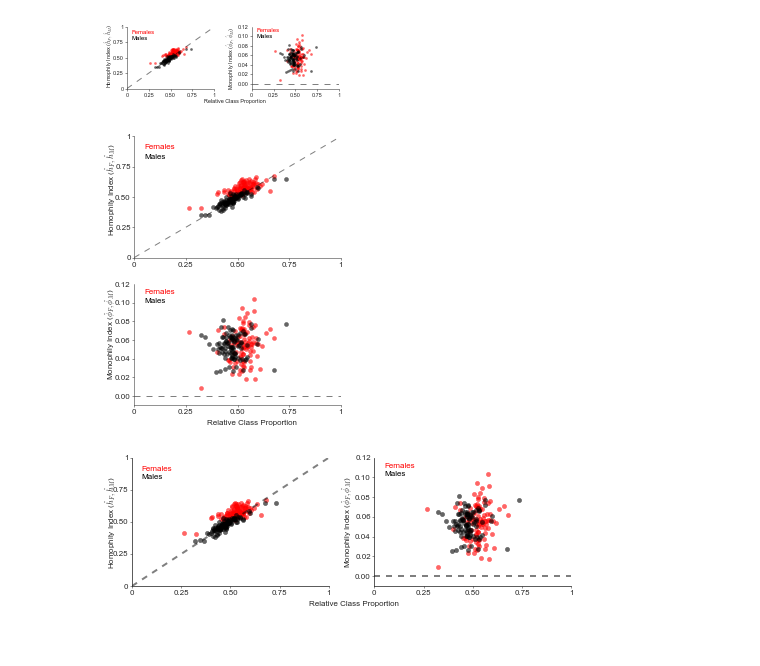
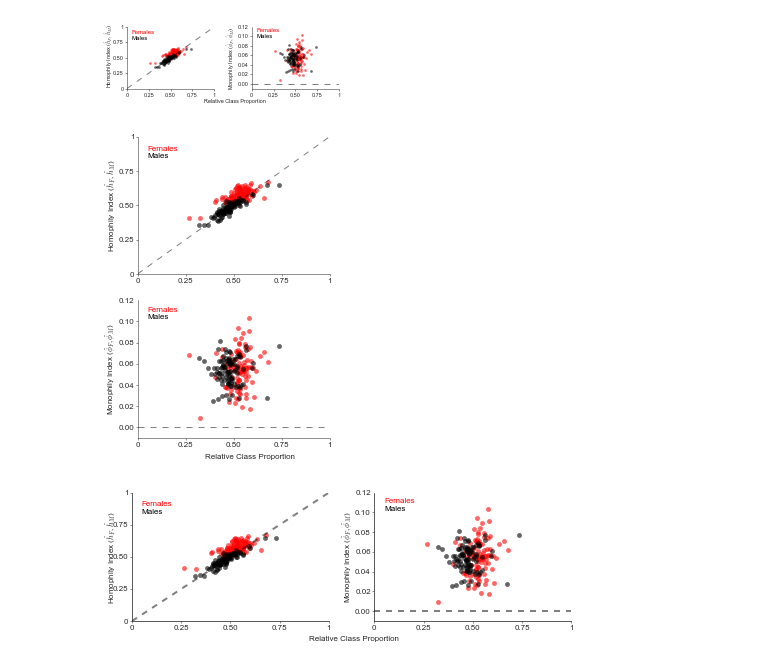
Before and after one commit to kaltenburger/homophily_monophily_NHB, a Jupyter notebook: code/1_analyze_FB100_AddHealth_Noordin_PolBlogs/d_All -- process all FB100 Schools and Add Health Schools .ipynb, the cells around one changed output. Saved outputs shown, nothing was run; the diff lists cells and outputs as text; code cells hidden in the pictures.

```diff
--- a/code/1_analyze_FB100_AddHealth_Noordin_PolBlogs/d_All -- process all FB100 Schools and Add Health Schools .ipynb
+++ b/code/1_analyze_FB100_AddHealth_Noordin_PolBlogs/d_All -- process all FB100 Schools and Add Health Schools .ipynb
@@ -235,13 +235,13 @@ pp.close()
 %matplotlib inline
 text_size = 8
 axis_text = 8
-msize = 18
+msize = 20
 lw = 1
 pad = 0.5
 alpha = 0.6
 f, (ax1, ax2) = plt.subplots(2, 1,
                              sharey=False, sharex=False,
-                            figsize=(3.46457,4.25))
+                            figsize=(3.46457,4.7))
 
 ax1.plot( [0,1],[0,1] ,'k--',alpha=0.5, linewidth = lw)
 ax1.xaxis.set_major_locator(ticker.FixedLocator([0,0.25,0.50,0.75,1]))
@@ -262,11 +262,12 @@ ax1.annotate('Females', xy=(0.05,0.9),
 ax1.scatter(1-fb_hom_mon_subset.ratio_F[fb_hom_mon_subset.cc_average_degree_M>0],
            fb_hom_mon_subset.cc_homophily_M[fb_hom_mon_subset.cc_average_degree_M>0],
            color=color_M,alpha=alpha, s = msize)
-ax1.annotate('Males', xy=(0.05,0.82),
+ax1.annotate('Males', xy=(0.05,0.85),
                  color=color_M, alpha=1, size=text_size)
 
-#ax1.set_ylabel('Homophily Index ($\hat{h}_F, \hat{h}_M$)',size=axis_text,
-#               labelpad = pad)
+ax1.set_ylabel('Homophily Index ($\hat{h}_F, \hat{h}_M$)',
+               size=axis_text,
+               labelpad = pad)
 ax1.set_xlim(0,1)
 ax1.set_ylim(0,1)
 
@@ -294,48 +295,48 @@ ax2.scatter(fb_hom_mon_subset.ratio_F[fb_hom_mon_subset.cc_average_degree_F>0],
 ax2.annotate('Females', xy=(0.05,0.11),
                  color=color_F, alpha=1, size=text_size)
 
-ax2.annotate('Males', xy=(0.05,0.10),
+ax2.annotate('Males', xy=(0.05,0.103),
                  color=color_M, alpha=1, size=text_size)
 
 ax2.tick_params('both', length=2, width=0.5, which='major', left=1, bottom=1, top=0, right=0,
                  pad = 3.5,labelsize = axis_text)
 
 
 
 ax2.scatter(1-fb_hom_mon_subset.ratio_F[fb_hom_mon_subset.cc_average_degree_M>0],
            fb_hom_mon_subset.cc_monophily_M[fb_hom_mon_subset.cc_average_degree_M>0],
            color=color_M,alpha=alpha, s = msize)
 
 #ax2.set_ylabel('Monophily Index ($\hat{\phi}_F, \hat{\phi}_M$)',size=axis_text,
 #              labelpad = pad)
 #ax2.set_xlabel('Relative Class Proportion',size=axis_text,
 #               labelpad = pad)
 ax2.set_xlim(0,1)
 ax2.set_ylim(-0.01,0.12)
 ax2.spines["right"].set_visible(False)
 ax2.spines["top"].set_visible(False)
 ax2.spines["left"].set_linewidth(0.5)
 ax2.spines["bottom"].set_linewidth(0.5)
-plt.text(-0.15, 0.26, 'Homophily Index ($\hat{h}_F, \hat{h}_M$)',
-         fontsize=axis_text,
-        rotation = 'vertical')
+#plt.text(-0.15, 0.26, 'Homophily Index ($\hat{h}_F, \hat{h}_M$)',
+#         fontsize=axis_text,
+#        rotation = 'vertical')
 
-plt.text(-0.15, 0.105, 'Monophily Index ($\hat{\phi}_F, \hat{\phi}_M$)',
-         fontsize=axis_text,
-        rotation = 'vertical')
+#plt.text(-0.15, 0.105, 'Monophily Index ($\hat{\phi}_F, \hat{\phi}_M$)',
+#         fontsize=axis_text,
+#        rotation = 'vertical')
 
 plt.text(0.35, -0.03, 'Relative Class Proportion',
          fontsize=axis_text)
-#ax2.set_ylabel('Monophily Index ($\hat{\phi}_F, \hat{\phi}_M$)',size=axis_text,
-#              labelpad = pad)
+ax2.set_ylabel('Monophily Index ($\hat{\phi}_F, \hat{\phi}_M$)',size=axis_text,
+              labelpad = pad)
 
 
 plt.tight_layout()
 pp = PdfPages('../../figures/Facebook_homophily_monophily_versus_class_proportion_Williams_SINGLE_COLUMN_2x1.pdf')
 pp.savefig(dpi = 300)
 pp.close()
 # %% [output]
-[figure, old version]
+[figure, new version]
 # %%
 ## combine figures
 %matplotlib inline
```
Also changed, not shown: 4 other files.
